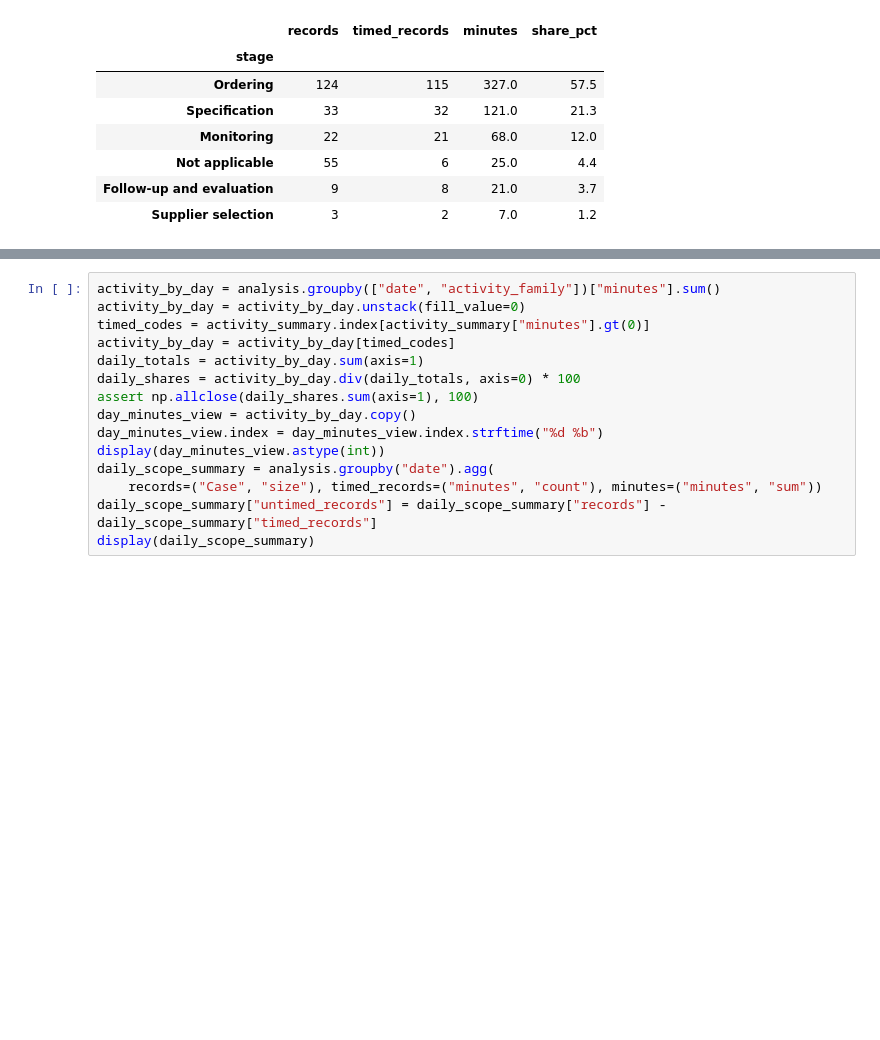
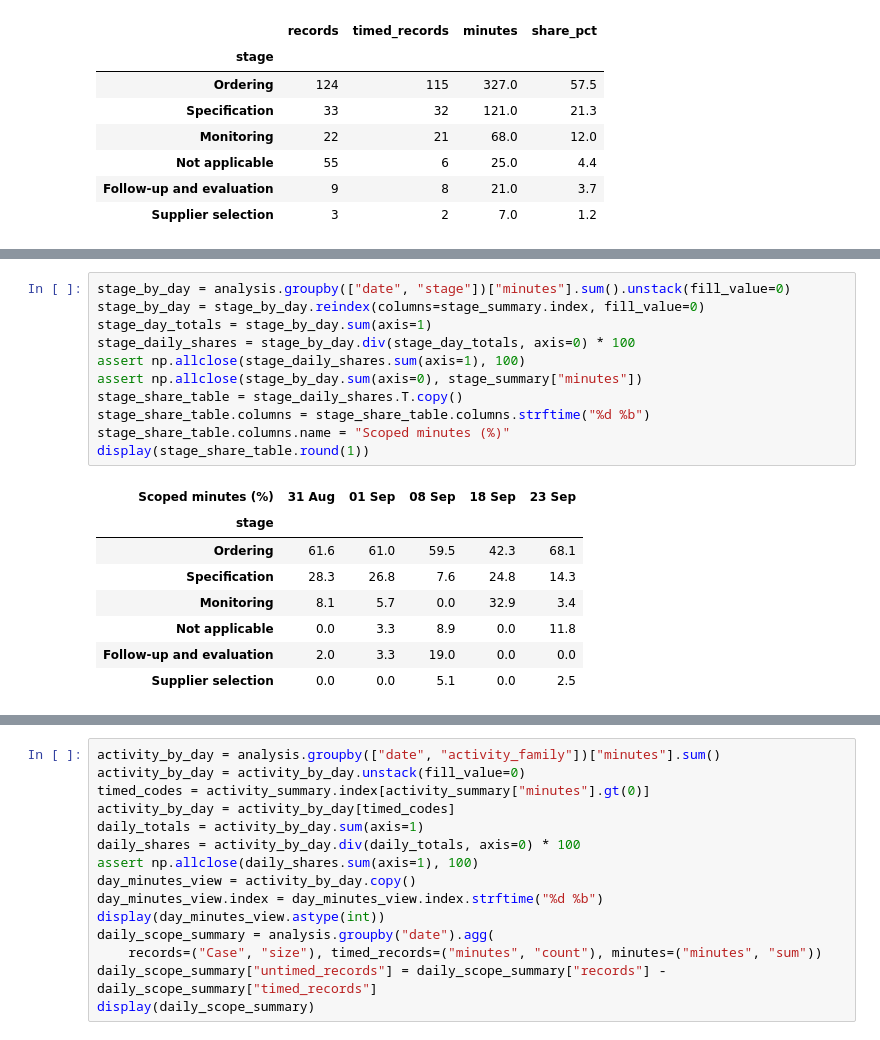
Before and after one commit to Luuuuuig/Bachelor-End-Project, a Jupyter notebook: Arno_Analysis_2026_10_02.ipynb, the cells around one changed output, grey strips where cells are left out. Drawn from its saved outputs; the diff is of its cells as text; blank space fills up the shorter version.

```diff
--- a/Arno_Analysis_2026_10_02.ipynb
+++ b/Arno_Analysis_2026_10_02.ipynb
@@ -605,0 +533,20 @@ with pd.option_context("display.max_colwidth", None):
+# %%
+stage_by_day = analysis.groupby(["date", "stage"])["minutes"].sum().unstack(fill_value=0)
+stage_by_day = stage_by_day.reindex(columns=stage_summary.index, fill_value=0)
+stage_day_totals = stage_by_day.sum(axis=1)
+stage_daily_shares = stage_by_day.div(stage_day_totals, axis=0) * 100
+assert np.allclose(stage_daily_shares.sum(axis=1), 100)
+assert np.allclose(stage_by_day.sum(axis=0), stage_summary["minutes"])
+stage_share_table = stage_daily_shares.T.copy()
+stage_share_table.columns = stage_share_table.columns.strftime("%d %b")
+stage_share_table.columns.name = "Scoped minutes (%)"
+display(stage_share_table.round(1))
+# %% [output]
+| Scoped minutes (%) | 31 Aug | 01 Sep | 08 Sep | 18 Sep | 23 Sep |
+| stage |  |  |  |  |  |
+| Ordering | 61.6 | 61.0 | 59.5 | 42.3 | 68.1 |
+| Specification | 28.3 | 26.8 | 7.6 | 24.8 | 14.3 |
+| Monitoring | 8.1 | 5.7 | 0.0 | 32.9 | 3.4 |
+| Not applicable | 0.0 | 3.3 | 8.9 | 0.0 | 11.8 |
+| Follow-up and evaluation | 2.0 | 3.3 | 19.0 | 0.0 | 0.0 |
+| Supplier selection | 0.0 | 0.0 | 5.1 | 0.0 | 2.5 |
```
Also changed, not shown: parts of 31 cells of this notebook, 1 other file.
